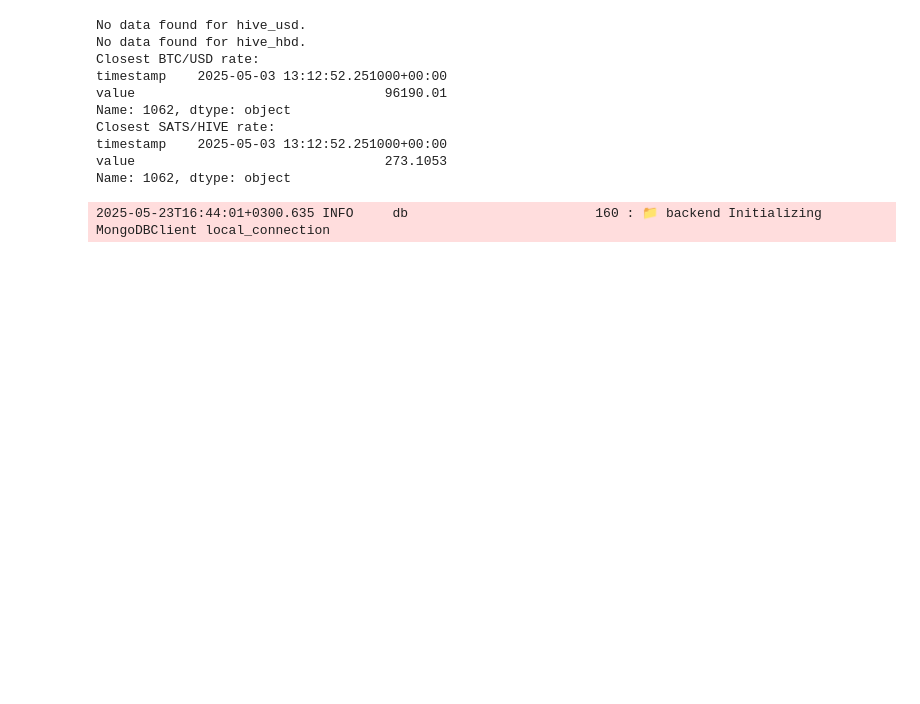
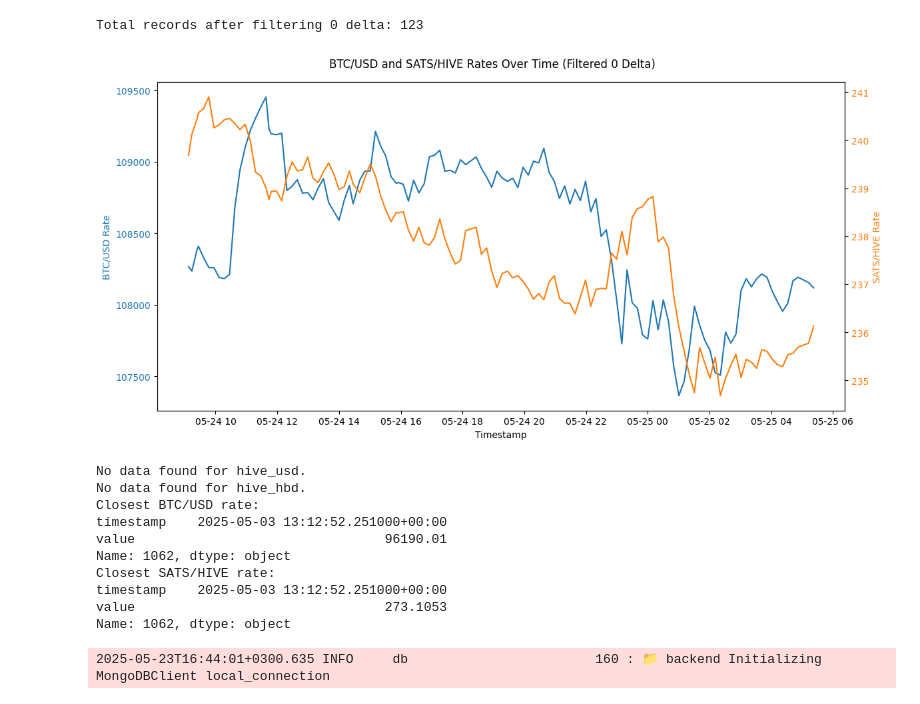
Before and after one commit to brianoflondon/v4vapp-backend-v2, a Jupyter notebook: src/jupyter/hive_rates.ipynb, the cells around one changed output. Cells and saved outputs as stored; diff of their text form; code cells hidden in the pictures; blank space fills up the shorter version.

```diff
--- a/src/jupyter/hive_rates.ipynb
+++ b/src/jupyter/hive_rates.ipynb
@@ -80,3 +80,47 @@ Num of documents: 10432
+# %%
+import numpy as np
+
+# Query all documents from the combined collection
+combined_cursor = collection.find({}, sort=[("timestamp", 1)])
+combined_docs = await combined_cursor.to_list(length=None)
+
+if combined_docs:
+    df = pd.DataFrame(combined_docs)
+    # Ensure timestamp is datetime if not already
+    if not pd.api.types.is_datetime64_any_dtype(df["timestamp"]):
+        df["timestamp"] = pd.to_datetime(df["timestamp"])
+
+    # Calculate time deltas between consecutive records
+    df = df.sort_values("timestamp")
+    df["delta"] = df["timestamp"].diff().dt.total_seconds().fillna(0)
+
+    # Filter out rows where delta == 0 (ignore 0 gap records)
+    df = df[df["delta"] != 0]
+
+    print(f"Total records after filtering 0 delta: {len(df)}")
+
+    fig, ax1 = plt.subplots(figsize=(12, 6))
+
+    # Plot BTC/USD on left y-axis
+    ax1.plot(df["timestamp"], df["btc_usd"], label="BTC/USD Rate", color="tab:blue")
+    ax1.set_xlabel("Timestamp")
+    ax1.set_ylabel("BTC/USD Rate", color="tab:blue")
+    ax1.tick_params(axis="y", labelcolor="tab:blue")
+
+    # Plot SATS/HIVE on right y-axis
+    ax2 = ax1.twinx()
+    ax2.plot(df["timestamp"], df["sats_hive"], label="SATS/HIVE Rate", color="tab:orange")
+    ax2.set_ylabel("SATS/HIVE Rate", color="tab:orange")
+    ax2.tick_params(axis="y", labelcolor="tab:orange")
+
+    fig.suptitle("BTC/USD and SATS/HIVE Rates Over Time (Filtered 0 Delta)")
+    fig.tight_layout()
+    plt.show()
+else:
+    print("No data found in hive_rates_combined collection.")
+# %% [output]
+Total records after filtering 0 delta: 123
+[figure, added]
 # %%
 from datetime import datetime, timezone, timedelta
 
```
Also changed, not shown: parts of 2 cells of this notebook.
